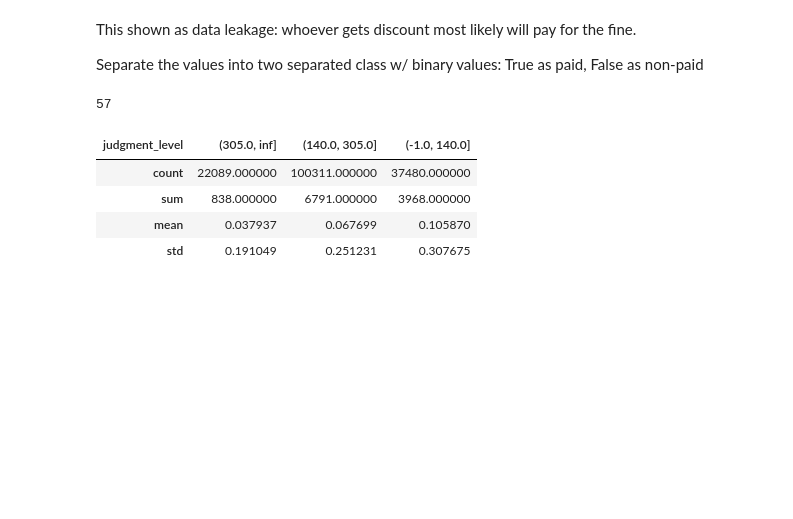
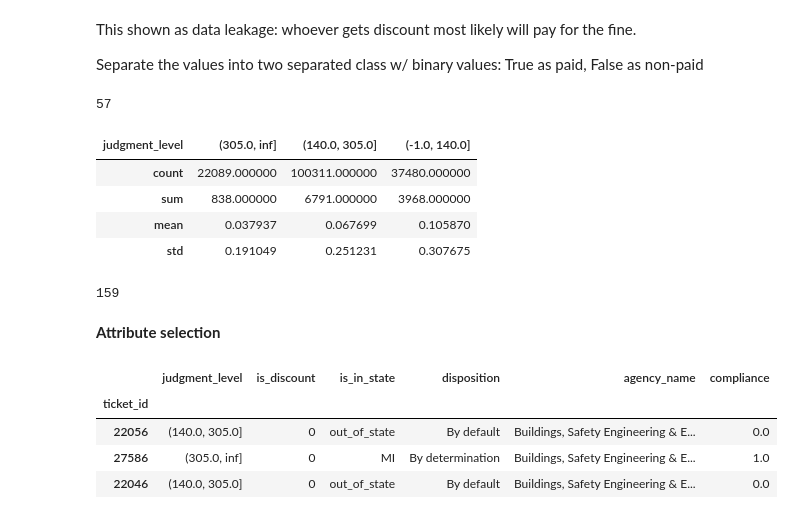
Before and after one commit to hmchen47/DataScience, a Jupyter notebook: AppliedDS-UMich/3-AML/notebooks/Ref1-Assignment4.ipynb, the cells around one changed output. Drawn from its saved outputs; the diff is of its cells as text; code cells hidden in the pictures; blank space fills up the shorter version.

```diff
--- a/AppliedDS-UMich/3-AML/notebooks/Ref1-Assignment4.ipynb
+++ b/AppliedDS-UMich/3-AML/notebooks/Ref1-Assignment4.ipynb
@@ -317,3 +304,20 @@ df_train.groupby('judgment_level').compliance.agg(['count', 'sum', 'mean', 'std'
 | sum | 838.000000 | 6791.000000 | 3968.000000 |
 | mean | 0.037937 | 0.067699 | 0.105870 |
 | std | 0.191049 | 0.251231 | 0.307675 |
+# %%
+len(df_train.groupby('inspector_name').groups)
+# too many to be useful
+# %% [output]
+159
+# %% [markdown]
+__Attribute selection__
+# %%
+selection = ['judgment_level', 'is_discount', 'is_in_state', 'disposition', 'agency_name', 'compliance']
+df_selected = df_train[selection]
+df_selected.head(3)
+# %% [output]
+|  | judgment_level | is_discount | is_in_state | disposition | agency_name | compliance |
+| ticket_id |  |  |  |  |  |  |
+| 22056 | (140.0, 305.0] | 0 | out_of_state | By default | Buildings, Safety Engineering & E... | 0.0 |
+| 27586 | (305.0, inf] | 0 | MI | By determination | Buildings, Safety Engineering & E... | 1.0 |
+| 22046 | (140.0, 305.0] | 0 | out_of_state | By default | Buildings, Safety Engineering & E... | 0.0 |
```
Also changed, not shown: parts of 8 cells of this notebook.
